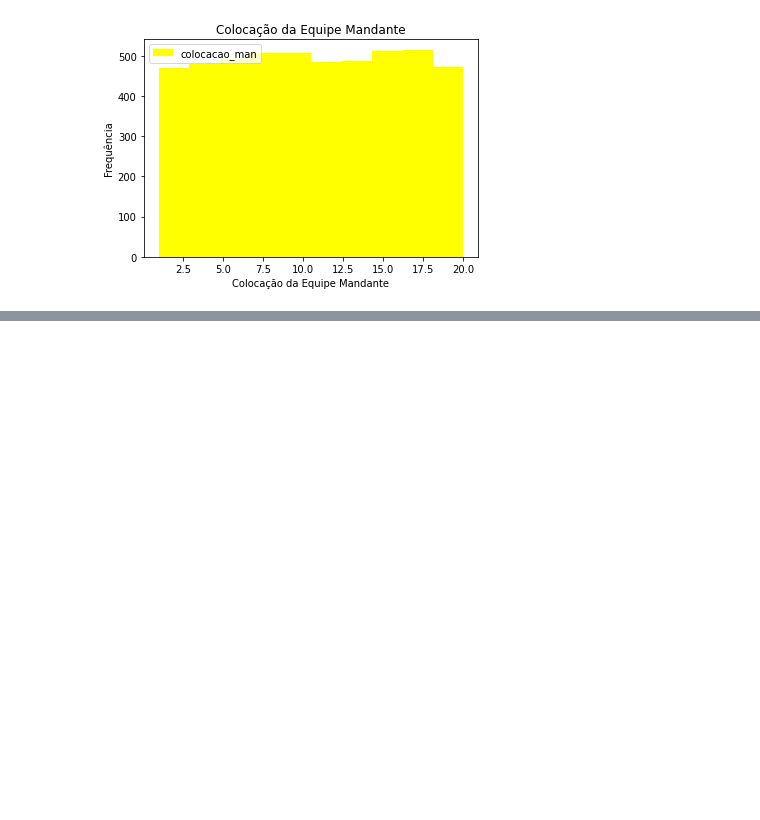
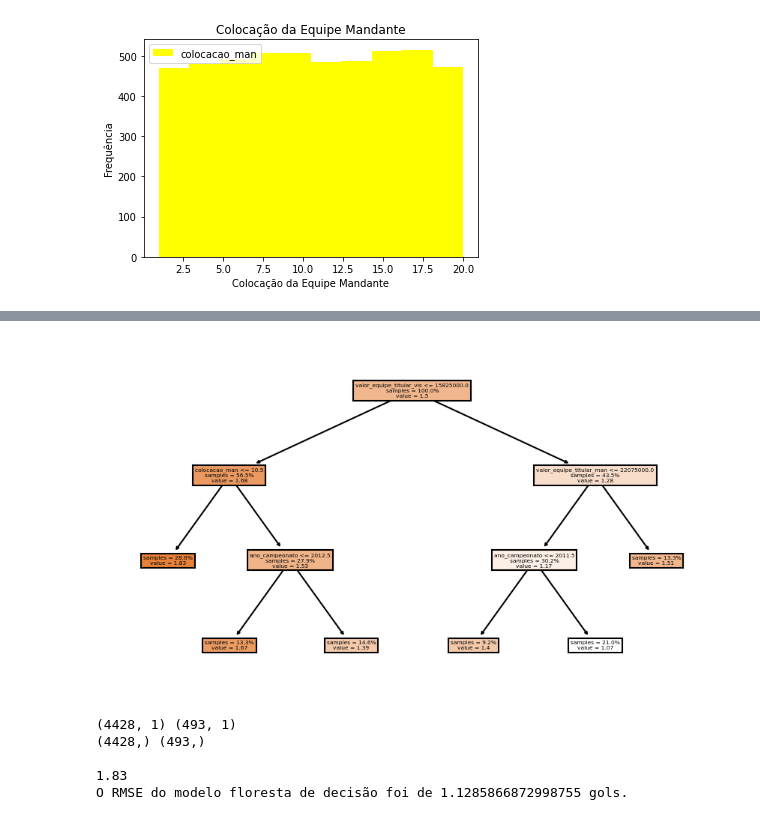
Before and after one commit to gabrielxvr/Machine-Learning---Ilum-J.V.X.Y-, a Jupyter notebook: Código Utilizado.ipynb, the cells around one changed output, grey strips where cells are left out. Saved outputs shown, nothing was run; the diff lists cells and outputs as text; code cells hidden in the pictures; blank space fills up the shorter version.

Commit message:
Adicionei árvore e floresta

```diff
--- a/Código Utilizado.ipynb
+++ b/Código Utilizado.ipynb
@@ -251,8 +251,8 @@ plt.show()
 
 from sklearn.model_selection import train_test_split # Divisão feita usando a função train_test_split
 
-TAMANHO_TESTE = 0.2 # Porcentagem destinada do dataset ao grupo de teste
-SEMENTE_ALEATORIA = 612210 # Definição de uma seed para evitar mudança desses grupos
+TAMANHO_TESTE = 0.1 # Porcentagem destinada do dataset ao grupo de teste
+SEMENTE_ALEATORIA = 122106 # Definição de uma seed para evitar mudança desses grupos
 
 # Escolha dos índices e seleção feita pela função
 indices = dfbr.index
@@ -266,7 +266,7 @@ dfbr_teste = dfbr.loc[indices_teste].sort_index()
 
 # Aqui são escolhidos os atributos do dataset e é definido o target
 
-FEATURES = ["valor_equipe_titular_man","publico","idade_media_titular_man","colocacao_man","valor_equipe_titular_vis","idade_media_titular_vis","colocacao_vis","gols_vis"]
+FEATURES = ["valor_equipe_titular_man","publico","idade_media_titular_man","colocacao_man","valor_equipe_titular_vis","idade_media_titular_vis","gols_vis","colocacao_vis","ano_campeonato"]
 TARGET = ["gols_man"]
 
 # Divide os dados para se adequarem aos modelos
@@ -425,0 +475,73 @@ O RMSE do modelo k-NN usando k=100 foi de 1.1634094390379681 dólares.
+# %%
+# Visualização da Árvore de Decisão
+
+from matplotlib import pyplot as plt
+from sklearn import tree
+
+# Cria e treina o modelo
+modelo_dt = DecisionTreeRegressor(
+    max_leaf_nodes=6,
+    random_state=SEMENTE_ALEATORIA,
+)
+modelo_dt.fit(X_treino, y_treino)
+
+# Cria os objetos de figura e eixo
+fig, axe = plt.subplots(
+    ncols=1,
+    nrows=1,
+    figsize=(7, 4),
+    dpi=150,
+)
+
+# Plota o grafo da árvore de decisão
+tree.plot_tree(
+    modelo_dt,
+    feature_names=FEATURES,
+    ax=axe,
+    impurity=False,
+    filled=True,
+    proportion=True,
+    precision=2,
+)
+
+# Salva a imagem
+#plt.savefig('ÁrvoreDoFut.png',facecolor='white')
+
+# Mostra o plot para o usuário
+plt.show()
+# %% [output]
+[figure, added]
+# %%
+# Floresta Aleatória
+
+from sklearn.ensemble import RandomForestRegressor
+
+# alterando o formato do target
+print(y_treino.shape, y_teste.shape)
+y_treino = y_treino.ravel()
+y_teste = y_teste.ravel()
+print(y_treino.shape, y_teste.shape)
+
+# cria o modelo
+modelo_rf = RandomForestRegressor(random_state=SEMENTE_ALEATORIA)
+
+# treina o modelo
+modelo_rf.fit(X_treino, y_treino)
+
+# realiza uma previsão usando o modelo treinado
+previsao = modelo_rf.predict(X_teste)
+print()
+print(previsao[0]) # Escolhido um elemento para facilitar a visualização
+
+y_verdadeiro = y_teste
+y_previsao = modelo_rf.predict(X_teste)
+
+RMSE = mean_squared_error(y_verdadeiro, y_previsao, squared=False)
+
+print(f"O RMSE do modelo floresta de decisão foi de {RMSE} gols.")
+# %% [output]
+(4428, 1) (493, 1)
+(4428,) (493,)
+
+1.83
+O RMSE do modelo floresta de decisão foi de 1.1285866872998755 gols.
```
Also changed, not shown: parts of 12 cells of this notebook.
